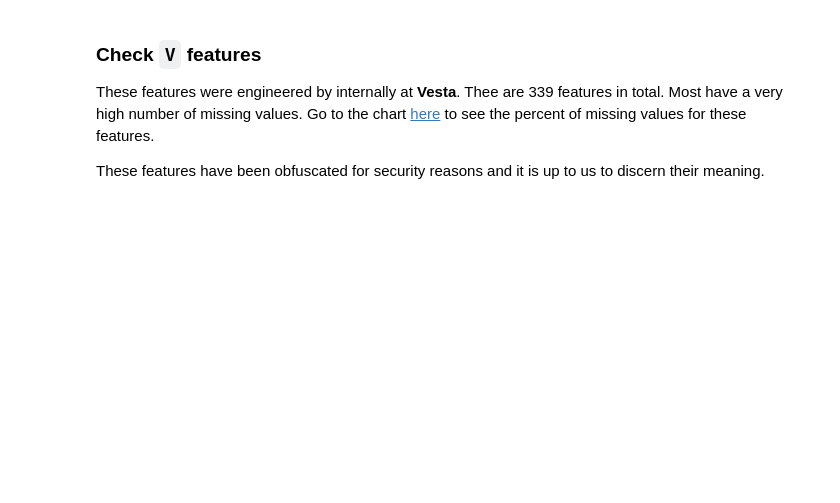
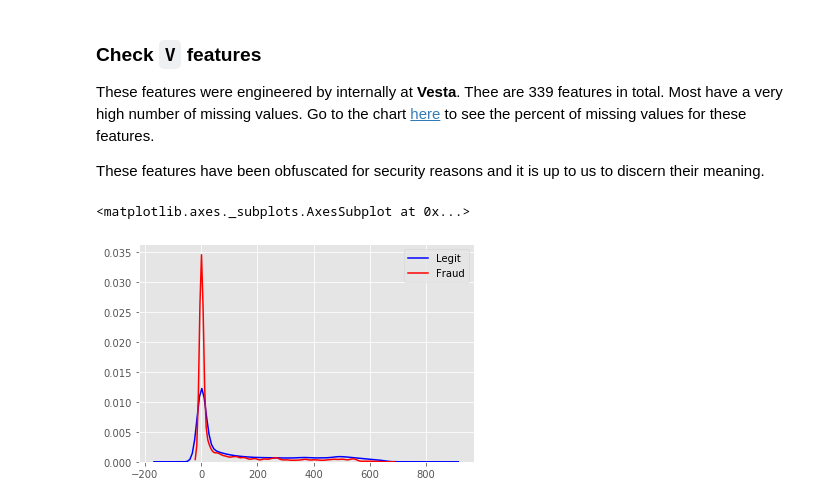
Before and after one commit to bigalh94/IEEE-CIS-Fraud-Detection, a Jupyter notebook: notebooks/IEEE Fraud Detection Data Preprocessing.ipynb, the cells around one changed output. Drawn from its saved outputs; the diff is of its cells as text; code cells hidden in the pictures; blank space fills up the shorter version.

```diff
--- a/notebooks/IEEE Fraud Detection Data Preprocessing.ipynb
+++ b/notebooks/IEEE Fraud Detection Data Preprocessing.ipynb
@@ -873,3 +929,9 @@ Name: DeviceInfo, Length: 420, dtype: float64
 ### Check `V` features
 These features were engineered by internally at **Vesta**. Thee are 339 features in total. Most have a very high number of missing values. Go to the chart [here](#Check-for-Percent-of-Missing-Values-Over-20%) to see the percent of missing values for these features.<p></p>
 These features have been obfuscated for security reasons and it is up to us to discern their meaning.
+# %%
+sns.kdeplot(train_merged[train_merged['isFraud']==0]['D4'], color='blue', label='Legit')
+sns.kdeplot(train_merged[train_merged['isFraud']==1]['D4'], color='red', label='Fraud')
+# %% [output]
+<matplotlib.axes._subplots.AxesSubplot at 0x...>
+[figure, added]
```
Also changed, not shown: parts of 19 cells of this notebook, 4 other files.
